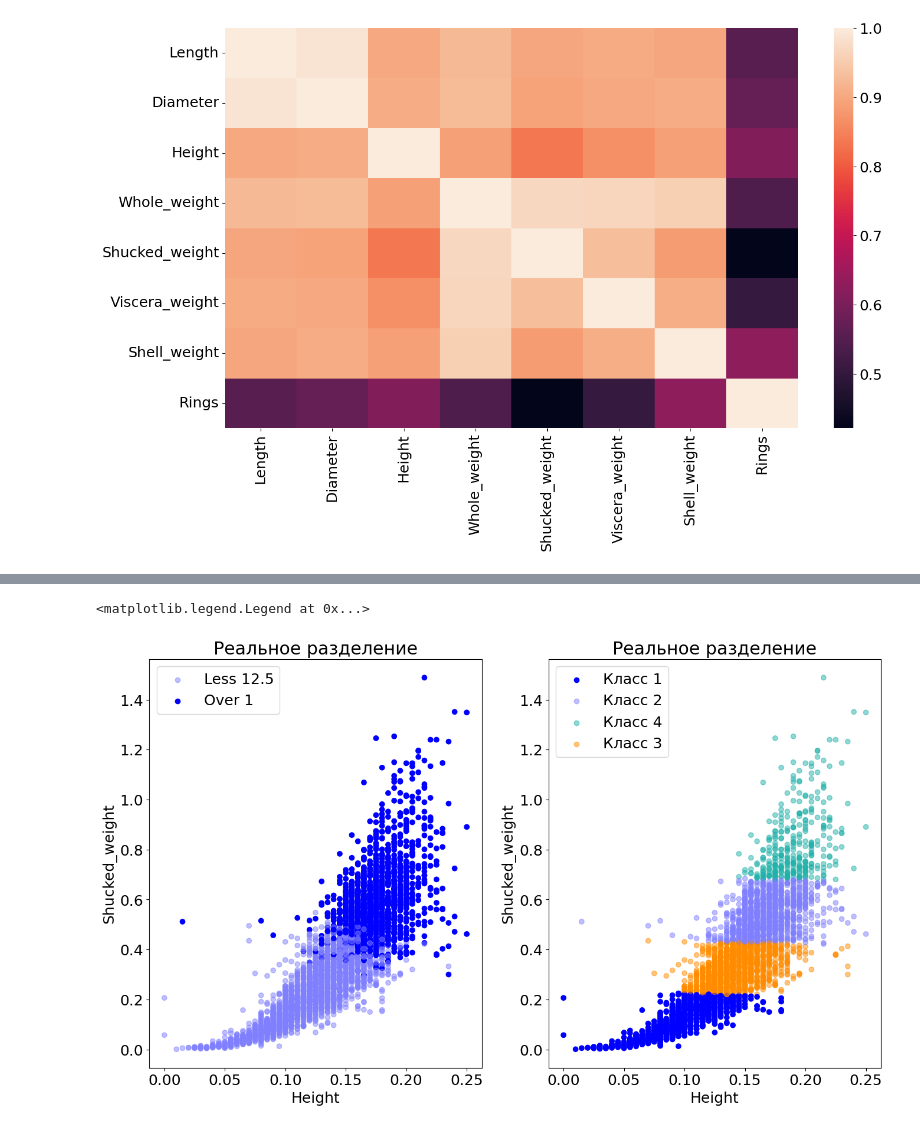
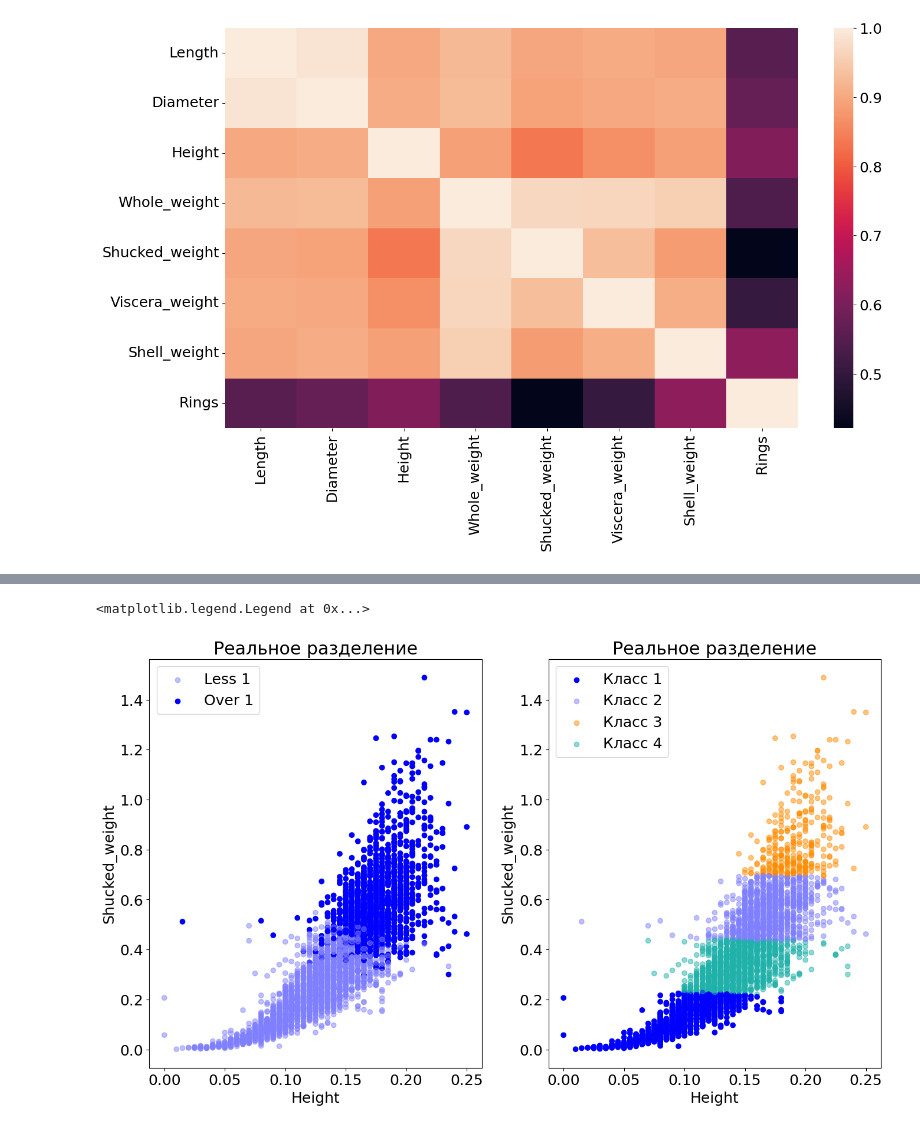
Before and after one commit to Maeatik/mash, a Jupyter notebook: 10/main.ipynb, the cells around one changed output, grey strips where cells are left out. Cells and saved outputs as stored; diff of their text form; code cells hidden in the pictures.

```diff
--- a/10/main.ipynb
+++ b/10/main.ipynb
@@ -231,32 +185,32 @@ fig, ax = plt.subplots(1,2)
 # Реальное разделение
 
 clr = ['#0000ff' if e == 'Over 1' else '#8080ff' for e in df['Whole_weight_class']]
 alf = [1 if e == 'Over 1' else 0.5 for e in df['Whole_weight_class']]
-lbl = ['Over 1' if e == 'Over 1' else 'Less 12.5' for e in df['Whole_weight_class']]
+lbl = ['Over 1' if e == 'Over 1' else 'Less 1' for e in df['Whole_weight_class']]
 
 ax[0].scatter(pd.DataFrame(X)[0], pd.DataFrame(X)[1], c=clr, alpha=alf)
 ax[0].scatter(X[0,0], X[0,1], c=clr[0], label=lbl[0], alpha=alf[0])
 ax[0].scatter(X[4174,0], X[4174,1], c=clr[4174], label=lbl[4174], alpha=alf[4174])
 ax[0].set(title='Реальное разделение', xlabel='Height', ylabel='Shucked_weight')
 ax[0].legend(loc='upper left')
 
 
 # Разделение K-means
 
 clr = ['#0000ff' if e == 0 else '#8080ff' if e==1 else '#FF8C00' if e==2 else '#20B2AA' for e in model_pedictions]
 alf = [1 if e == 0 else 0.5 if e==1 else 0.5 if e==2 else 0.5 for e in model_pedictions]
 lbl = ['Класс 1' if e == 0 else 'Класс 2' if  e==1 else 'Класс 3' if e==2 else 'Класс 4' for e in model_pedictions]
 
 ax[1].scatter(pd.DataFrame(X)[0], pd.DataFrame(X)[1], c=clr, alpha=alf)
 
 ax[1].scatter(X[0,0], X[0,1], c=clr[0], label=lbl[0], alpha=alf[0])
 ax[1].scatter(X[1500,0], X[1500,1], c=clr[1500], label=lbl[1500], alpha=alf[1500])
 ax[1].scatter(X[4174,0], X[4174,1], c=clr[4174], label=lbl[4174], alpha=alf[4174])
 ax[1].scatter(X[2,0], X[2,1], c=clr[2], label=lbl[2], alpha=alf[2])
 
 
 ax[1].set(title='Реальное разделение', xlabel='Height', ylabel='Shucked_weight')
 ax[1].legend(loc='upper left')
 # %% [output]
 <matplotlib.legend.Legend at 0x...>
-[figure, old version]
+[figure, new version]
```
Also changed, not shown: parts of 8 cells of this notebook, 29 other files.
